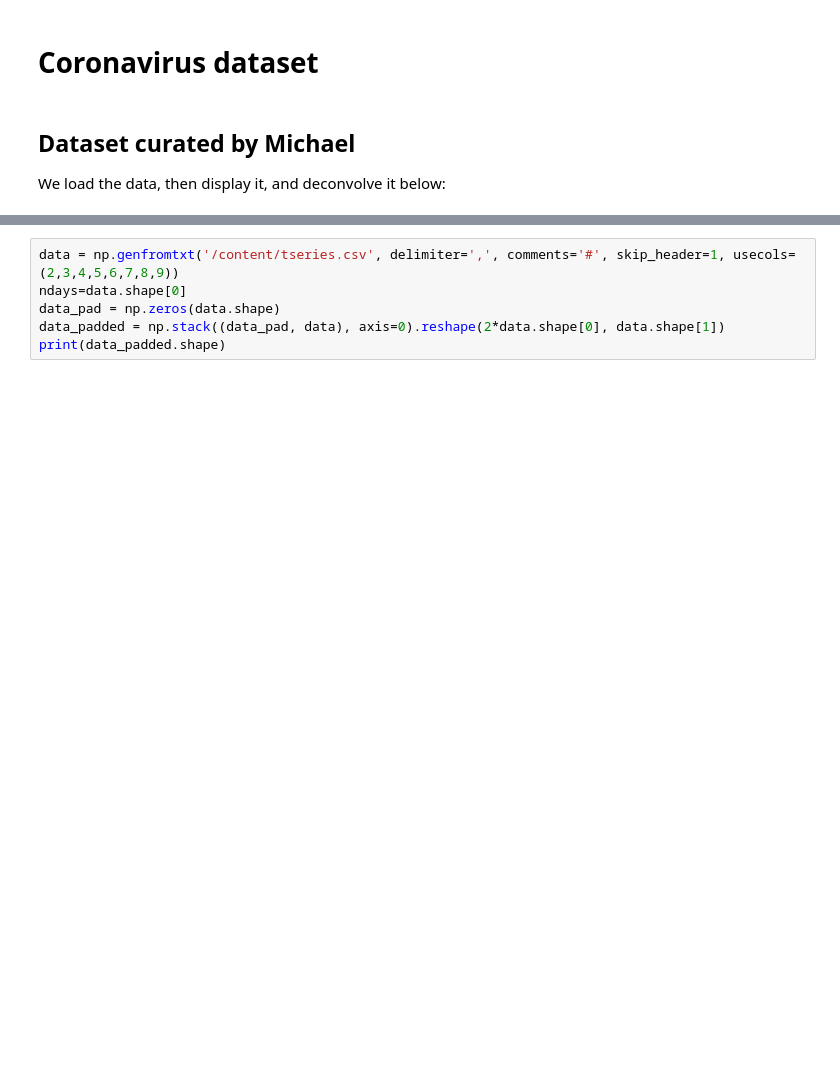
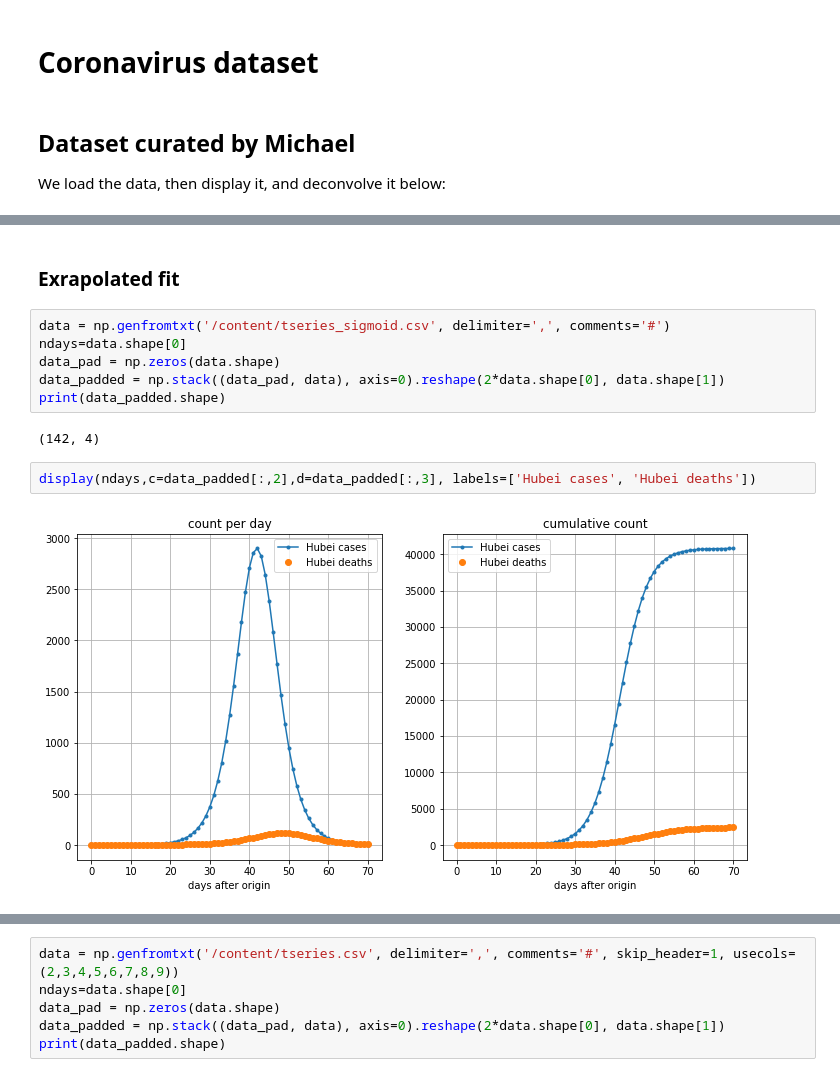
Before and after one commit to fredericpoitevin/tseries-deconvolution, a Jupyter notebook: Deconvolving_causal_time_series.ipynb, the cells around one changed output, grey strips where cells are left out. Saved outputs shown, nothing was run; the diff lists cells and outputs as text; blank space fills up the shorter version.

```diff
--- a/Deconvolving_causal_time_series.ipynb
+++ b/Deconvolving_causal_time_series.ipynb
@@ -66,0 +68,14 @@ uploaded = files.upload()
+# %% [markdown]
+### Exrapolated fit
+# %%
+data = np.genfromtxt('/content/tseries_sigmoid.csv', delimiter=',', comments='#')
+ndays=data.shape[0]
+data_pad = np.zeros(data.shape)
+data_padded = np.stack((data_pad, data), axis=0).reshape(2*data.shape[0], data.shape[1])
+print(data_padded.shape)
+# %% [output]
+(142, 4)
+# %%
+display(ndays,c=data_padded[:,2],d=data_padded[:,3], labels=['Hubei cases', 'Hubei deaths'])
+# %% [output]
+[figure, added]
```
Also changed, not shown: parts of 5 cells of this notebook.
